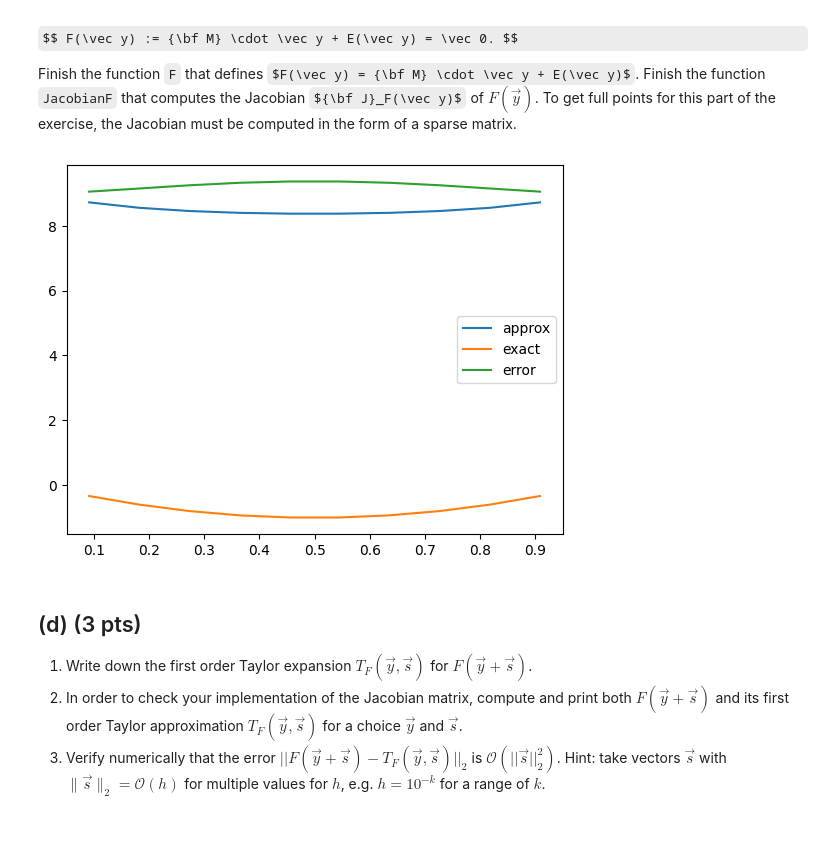
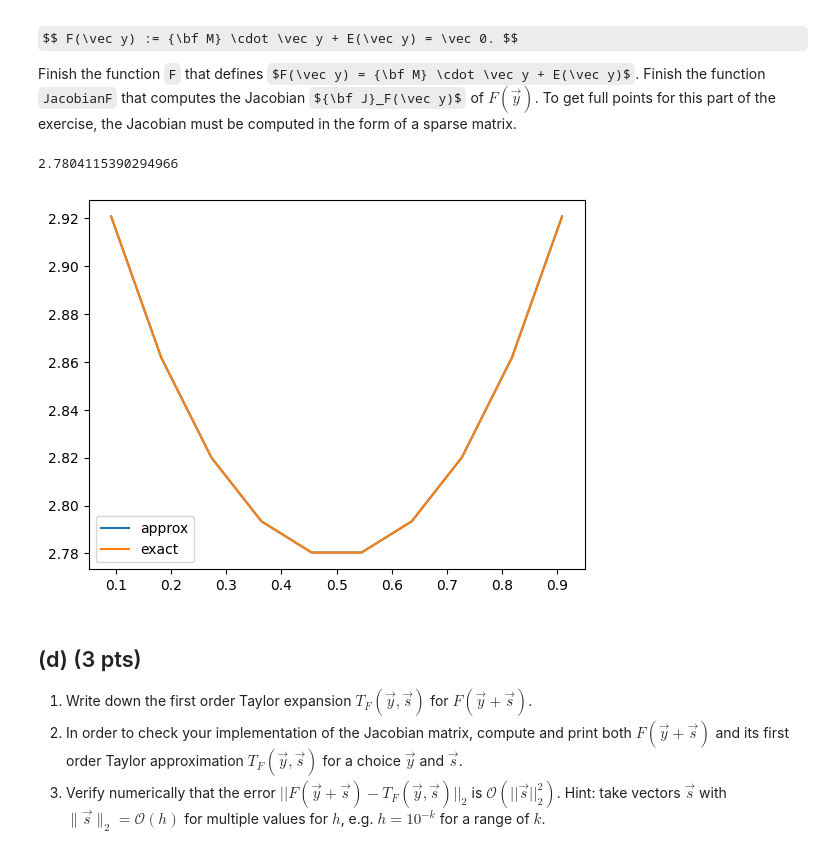
Before and after one commit to jonas4climate/na-assignment1, a Jupyter notebook: hw4_2023.ipynb, the cells around one changed output. Cells and saved outputs as stored; diff of their text form; code cells hidden in the pictures; some formulas as TeX source.

```diff
--- a/hw4_2023.ipynb
+++ b/hw4_2023.ipynb
@@ -149,10 +149,10 @@ Second-order central finite differences are exact for quadratic functions. In or
 $(2x - 1)^2 - 1$
 # %%
 def quadratic(x):
-    return (2*x -1)**2 -1
+    return x**2 -x
 
 def second_derivative(x):
-    return 8
+    return 2
 
 n = 10
 steps = np.linspace(0,1,n+2, endpoint=True)[1:-1]
@@ -166,7 +166,7 @@ approx_der_y = A @ exact_y
 
 plt.plot(steps, exact_der_y, label='exact')
 plt.plot(steps, approx_der_y, label='approx')
-plt.ylim((7,9))
+plt.ylim((0,9))
 plt.legend()
 plt.show()
 # %% [output]
@@ -195,23 +185,25 @@ To get full points for this part of the exercise, the Jacobian must be computed
 # %%
 def F(y):
     n = len(y)
     M = SecondDerMatrix(n)
     return (M @ y) + np.exp(y)
 
 def JacobianF(y):
     '''Returns Jacobian of F give a vector y'''
     return SecondDerMatrix(len(y)) + csr_array(np.diag(np.exp(y)))
 
 
 approx_data = F(exact_y)
 
 plt.plot(steps, approx_data, label='approx')
-plt.plot(steps, exact_y, label='exact')
-plt.plot(steps, abs(approx_data- exact_y), label='error')
+plt.plot(steps, exact_der_y + np.exp(exact_y), label='exact')
+min_y = min(approx_data)
+print(min_y)
 plt.legend()
 plt.show()
 # %% [output]
+2.7804115390294966
-[figure, old version]
+[figure, new version]
 # %% [markdown]
 ## (d)  (3 pts)
 1. Write down the first order Taylor expansion $T_F(\vec y, \vec s)$ for $F(\vec y+\vec s)$.
```
Also changed, not shown: parts of 3 cells of this notebook.
